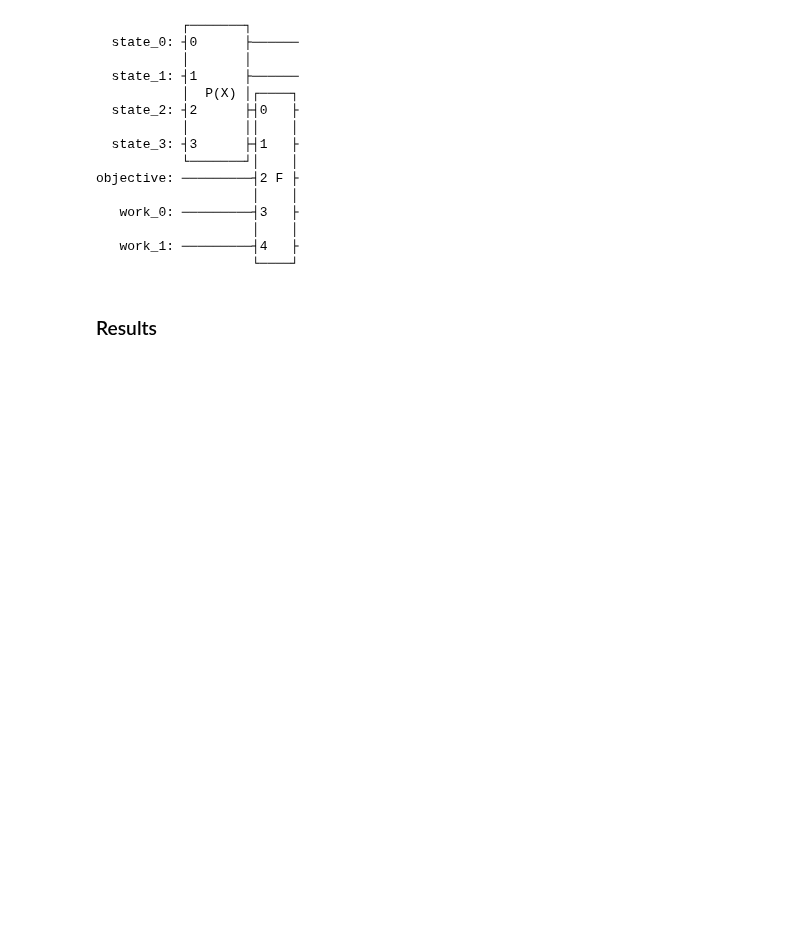
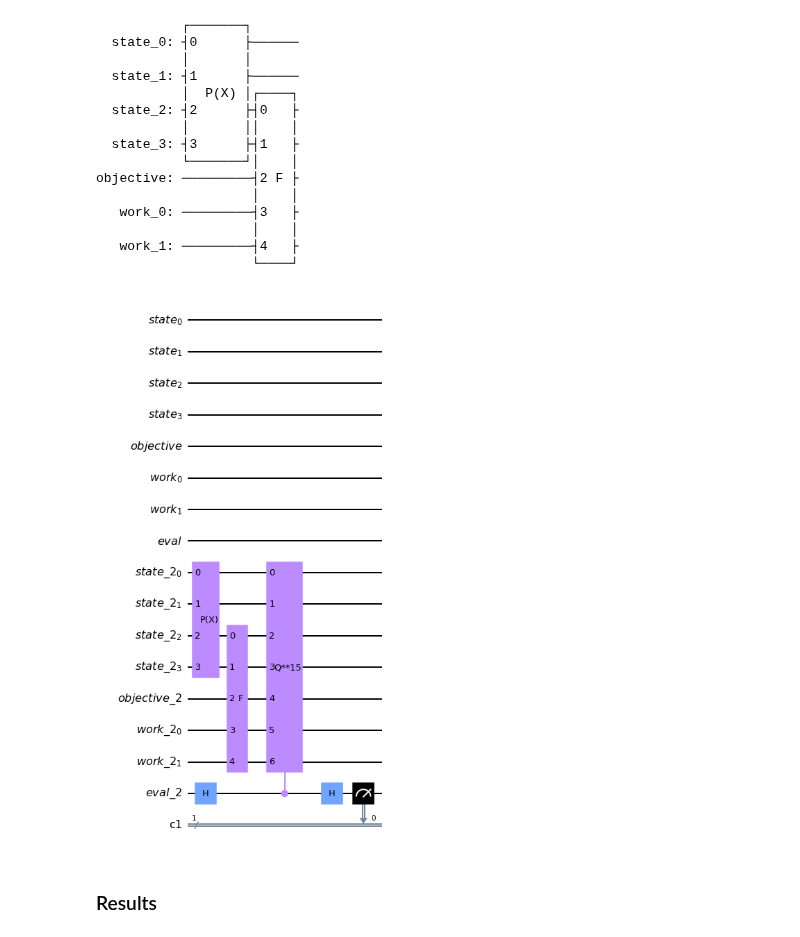
Before and after one commit to Eagle-quantum/QVaR, a Jupyter notebook: parallel_attempt_aa_v1.ipynb, the cells around one changed output. Saved outputs shown, nothing was run; the diff lists cells and outputs as text; code cells hidden in the pictures; blank space fills up the shorter version.

```diff
--- a/parallel_attempt_aa_v1.ipynb
+++ b/parallel_attempt_aa_v1.ipynb
@@ -228,7 +227,10 @@ def get_parallelized_iqae_circuit(iterations,u, objective, K=2,):
 # %%
 grover_op = problem.grover_operator
 
-state_preparation3, objective = get_parallelized_iqae_circuit(15)
+state_preparation3, objective = get_parallelized_iqae_circuit(15, u, objective_e_loss)
+state_preparation3.draw('mpl')
+# %% [output]
+[figure, added]
 # %% [markdown]
 ### Results
 # %%
```
Also changed, not shown: parts of 9 cells of this notebook.
